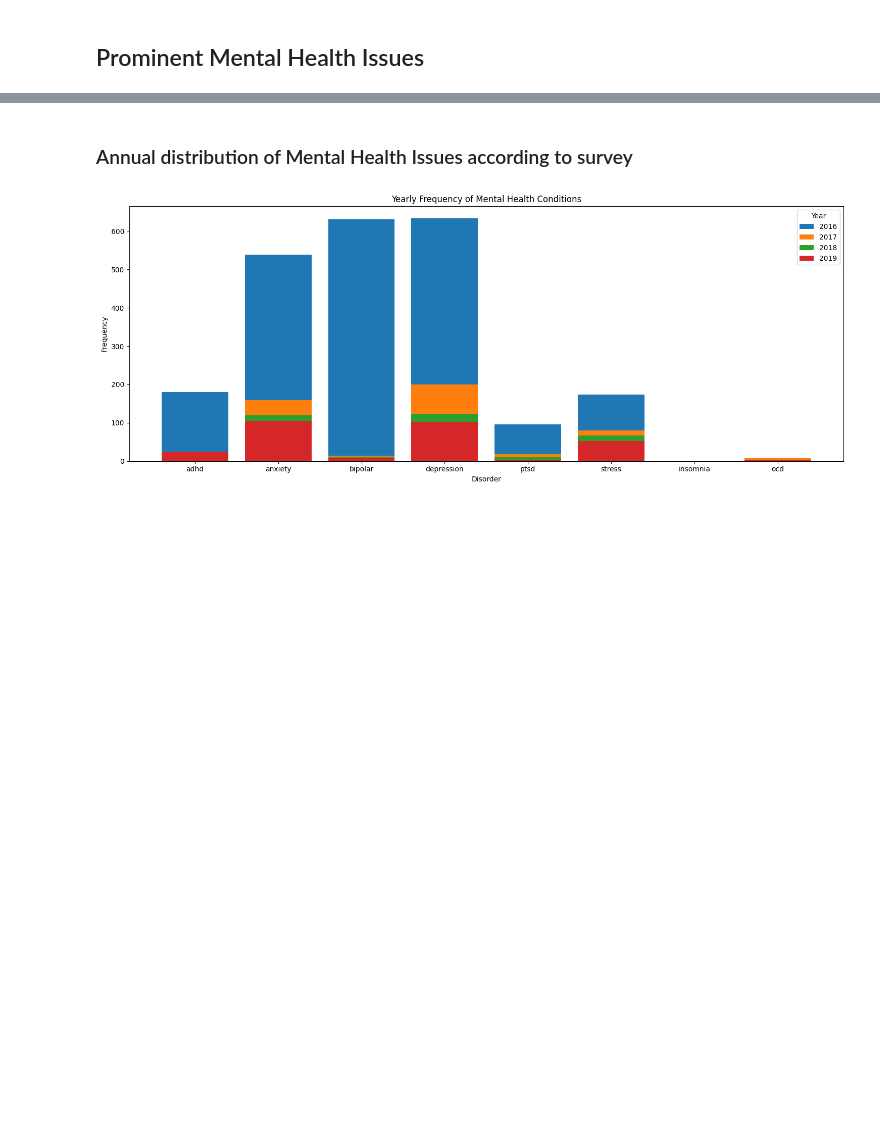
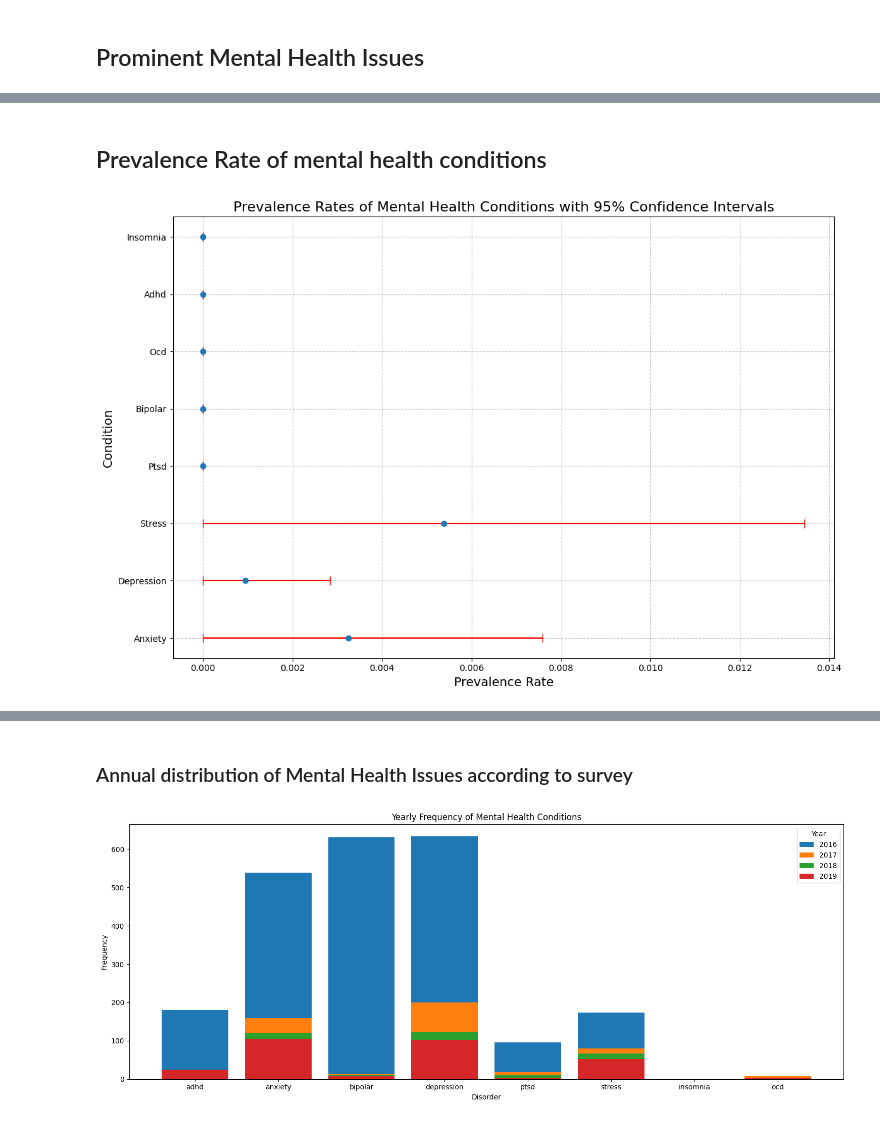
Before and after one commit to bondpapi/MENTAL-HEALTH-IN-TECH-INDUSTRY-EDA, a Jupyter notebook: mentalhealth.ipynb, the cells around one changed output, grey strips where cells are left out. Drawn from its saved outputs; the diff is of its cells as text; code cells hidden in the pictures; blank space fills up the shorter version.

```diff
--- a/mentalhealth.ipynb
+++ b/mentalhealth.ipynb
@@ -438 +548,56 @@ Most Common Mental Health Conditions:
 [figure]
+# %% [markdown]
+## Prevalence Rate of mental health conditions
+# %%
+prevalence_data = []
+for condition, keywords in disorder_mapping.items():
+    condition_df = condition_questions[
+        condition_questions["ExtractedConditions"].apply(lambda x: condition in x)
+    ]
+    total_responses = condition_df["AnswerText"].notnull().sum()
+    yes_responses = (
+        condition_df["AnswerText"].str.contains("yes", case=False, na=False)
+    ).sum()
+    prevalence_rate = yes_responses / total_responses if total_responses > 0 else 0
+
+    if total_responses > 0:
+        ci_lower, ci_upper = binom.interval(0.95, total_responses, prevalence_rate)
+        ci_lower /= total_responses
+        ci_upper /= total_responses
+    else:
+        ci_lower, ci_upper = 0, 0
+
+    prevalence_data.append(
+        {
+            "Condition": condition.capitalize(),
+            "Prevalence Rate": prevalence_rate,
+            "CI Lower": ci_lower,
+            "CI Upper": ci_upper,
+        }
+    )
+
+prevalence_df = pd.DataFrame(prevalence_data)
+
+plt.figure(figsize=(12, 8))
+plt.errorbar(
+    x=prevalence_df["Prevalence Rate"],
+    y=prevalence_df["Condition"],
+    xerr=[
+        prevalence_df["Prevalence Rate"] - prevalence_df["CI Lower"],
+        prevalence_df["CI Upper"] - prevalence_df["Prevalence Rate"],
+    ],
+    fmt="o",
+    ecolor="red",
+    capsize=5,
+)
+plt.title(
+    "Prevalence Rates of Mental Health Conditions with 95% Confidence Intervals",
+    fontsize=16,
+)
+plt.xlabel("Prevalence Rate", fontsize=14)
+plt.ylabel("Condition", fontsize=14)
+plt.grid(True, linestyle="--", alpha=0.7)
+plt.tight_layout()
+plt.show()
+# %% [output]
+[figure, added]
```
Also changed, not shown: parts of 24 cells of this notebook.
